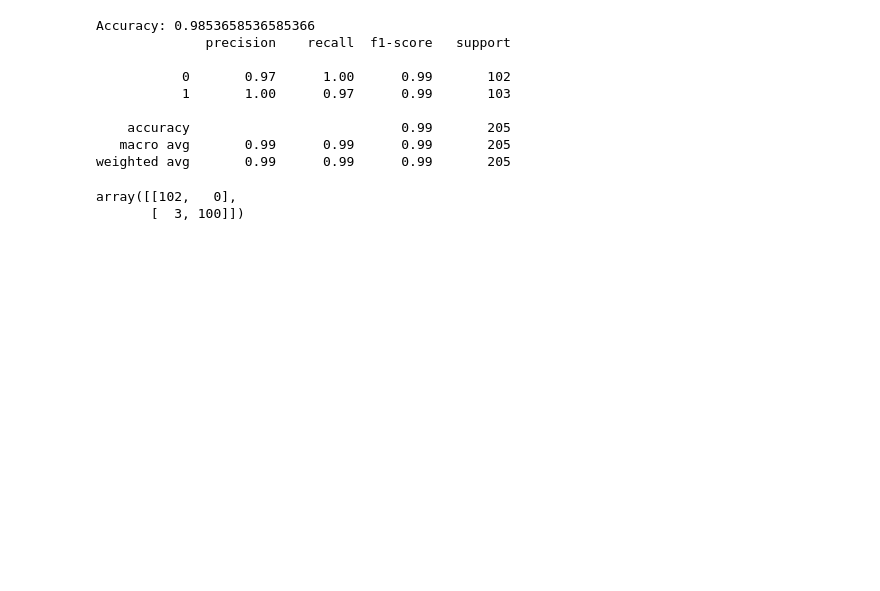
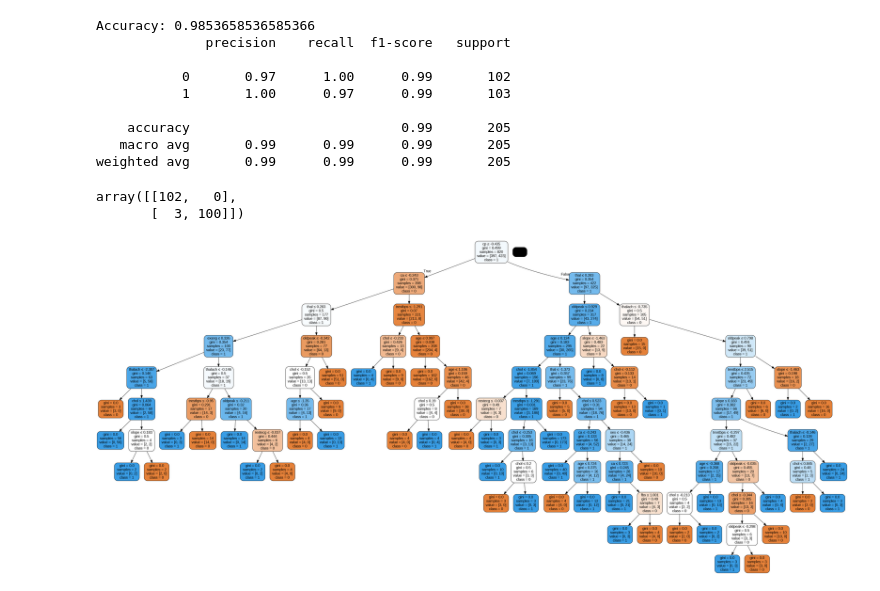
Before and after one commit to Lalithavanukuri/heartdisease_classification, a Jupyter notebook: heartdiseaseclassification.ipynb, the cells around one changed output. Saved outputs shown, nothing was run; the diff lists cells and outputs as text; code cells hidden in the pictures; blank space fills up the shorter version.

```diff
--- a/heartdiseaseclassification.ipynb
+++ b/heartdiseaseclassification.ipynb
@@ -73,0 +94,9 @@ array([[102,   0],
+# %%
+# Generate the decision tree visualization
+dot_data = export_graphviz(model, out_file=None, feature_names=X.columns,
+                           class_names=["0", "1"], filled=True, rounded=True,
+                           special_characters=True)
+graph = pydotplus.graph_from_dot_data(dot_data)
+Image(graph.create_png())
+# %% [output]
+[figure, added]
```
Also changed, not shown: parts of 2 cells of this notebook.
